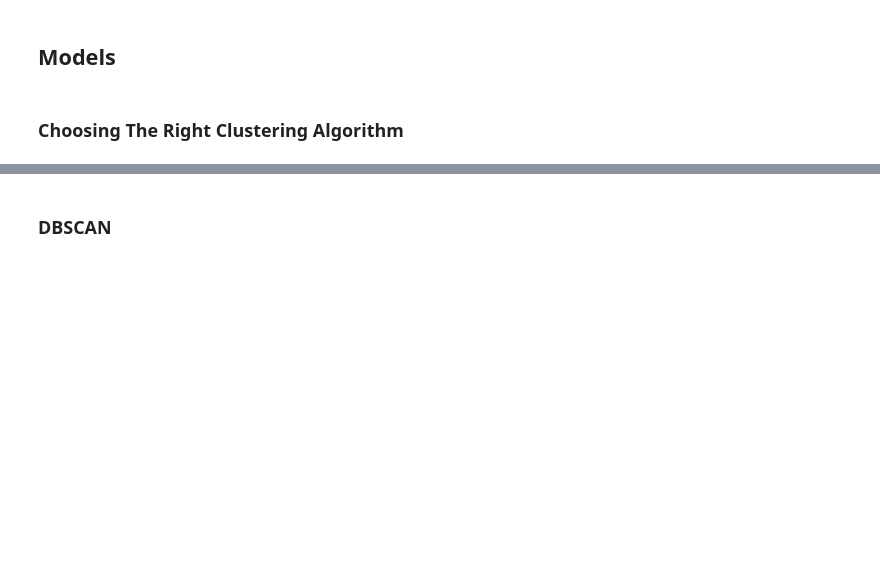
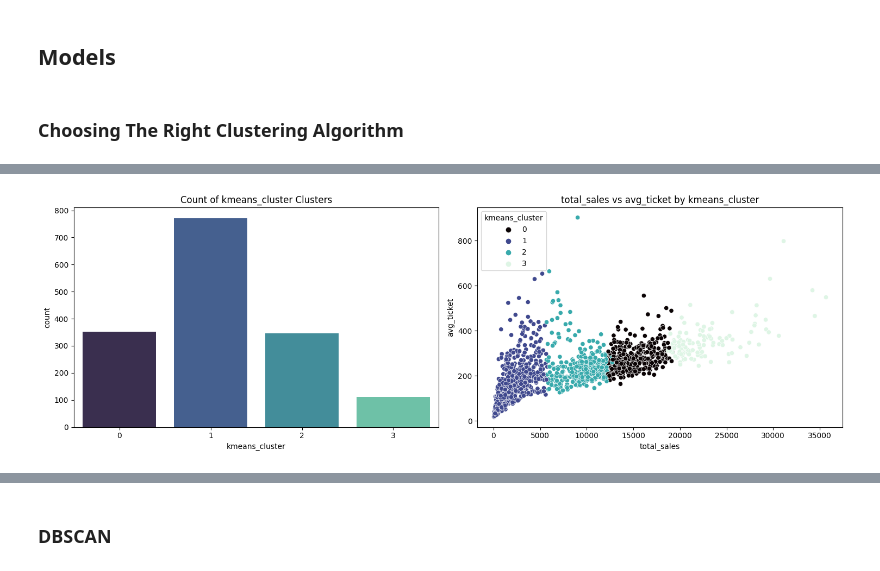
Before and after one commit to pauloreis-ds/machine-learning-essentials, a Jupyter notebook: clustering/p02v01_clustering.ipynb, the cells around one changed output, grey strips where cells are left out. Drawn from its saved outputs; the diff is of its cells as text; code cells hidden in the pictures; blank space fills up the shorter version.

```diff
--- a/clustering/p02v01_clustering.ipynb
+++ b/clustering/p02v01_clustering.ipynb
@@ -200,0 +336,8 @@ df_customer_abt_scaled = scaler.fit_transform(df_customer_abt[features])
+# %%
+%%time
+kmeans = KMeans(n_clusters=4, random_state=42, max_iter=500)
+df_customer_abt['kmeans_cluster'] = kmeans.fit_predict(df_customer_abt[features])
+
+plot_cluster_analysis(df_customer_abt, 'kmeans_cluster', 'total_sales', 'avg_ticket', palette='mako')
+# %% [output]
+[figure, added]
```
Also changed, not shown: parts of 13 cells of this notebook.
